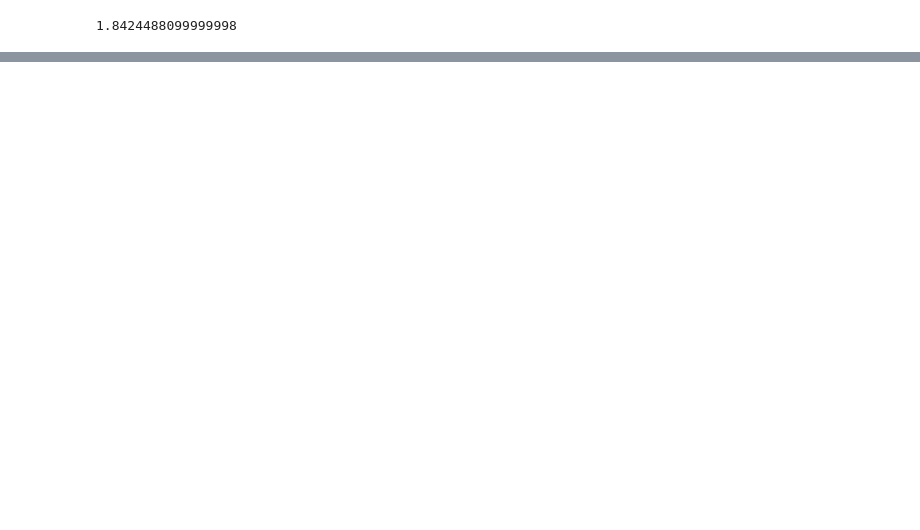
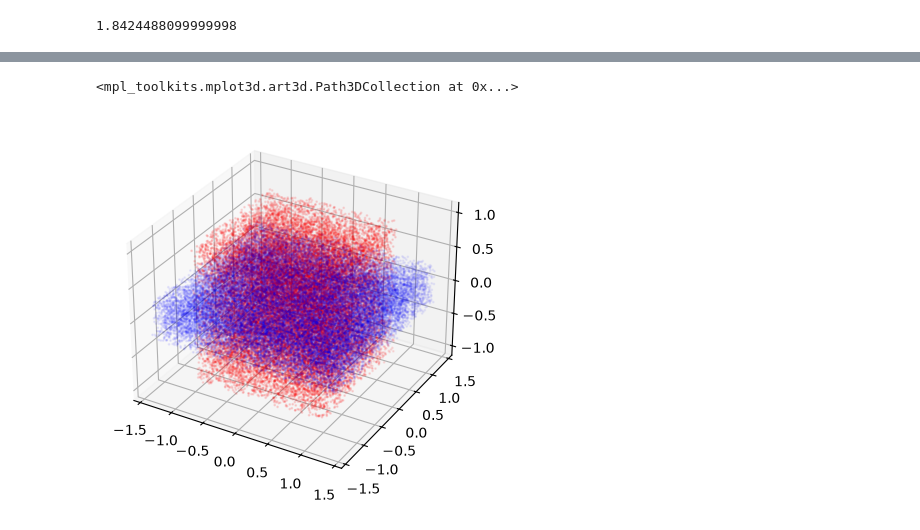
Before and after one commit to oskarbosgraaf/Stochastic, a Jupyter notebook: code/part1.ipynb, the cells around one changed output, grey strips where cells are left out. Saved outputs shown, nothing was run; the diff lists cells and outputs as text; code cells hidden in the pictures; blank space fills up the shorter version.

```diff
--- a/code/part1.ipynb
+++ b/code/part1.ipynb
@@ -102,0 +186,22 @@ visualize_system(samples, k, R, r, offset)
+# %%
+n = 30000
+k = 1
+R = 1.1
+r = .3
+
+
+bbox_circle_radius = k
+bbox_torus_width = 2 * (R + r)
+bbox_torus_height = 2 * r
+
+samples_circle = np.random.uniform(-bbox_circle_radius, bbox_circle_radius, size=(n, 3))
+
+samples_torus = np.hstack((np.random.uniform(-bbox_torus_width / 2, bbox_torus_width / 2, size=(n, 2)), np.random.uniform(-bbox_torus_height / 2, bbox_torus_height / 2, size=(n, 1))))
+
+fig = plt.figure()
+ax = fig.add_subplot(projection='3d')
+ax.scatter(samples_torus[:, 0], samples_torus[:, 1], samples_torus[:, 2], s=1, alpha=0.3, c='blue', label='Torus Samples')
+ax.scatter(samples_circle[:, 0], samples_circle[:, 1], samples_circle[:, 2], s=1, alpha=0.4, c='red', label='Circle Samples')
+# %% [output]
+<mpl_toolkits.mplot3d.art3d.Path3DCollection at 0x...>
+[figure, added]
```
Also changed, not shown: parts of 11 cells of this notebook.
